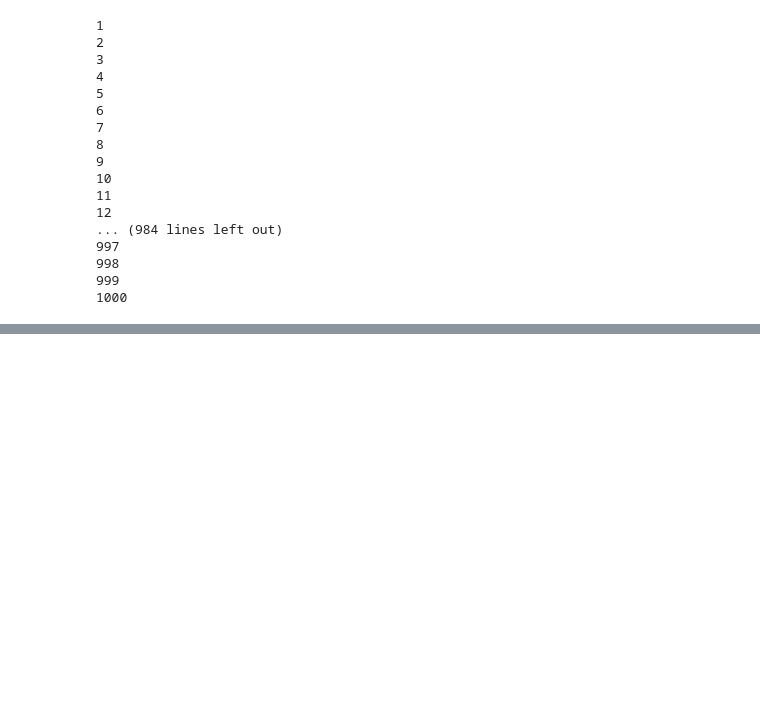
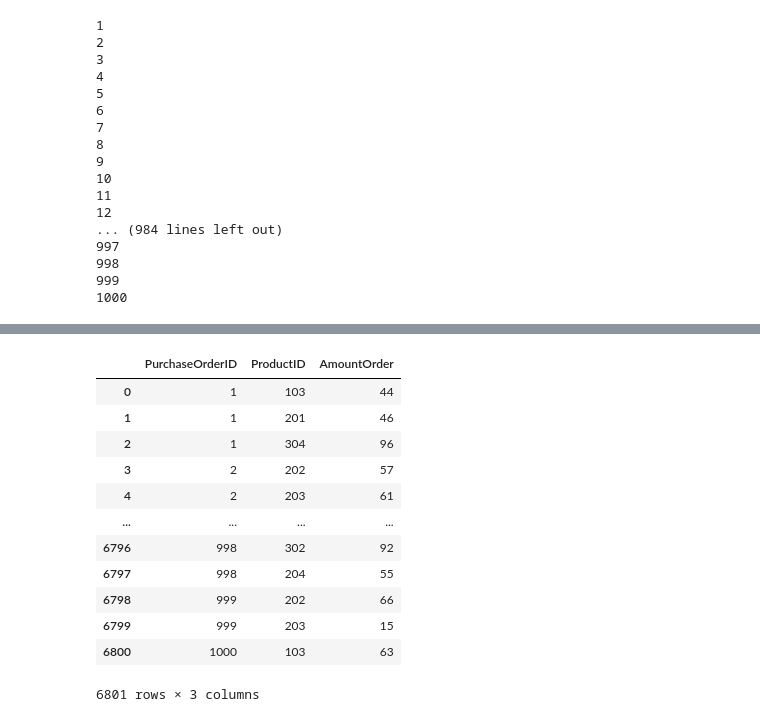
Before and after one commit to PPkukongJames/CS754, a Jupyter notebook: Moc/MocData.ipynb, the cells around one changed output, grey strips where cells are left out. Cells and saved outputs as stored; diff of their text form; code cells hidden in the pictures; blank space fills up the shorter version.

```diff
--- a/Moc/MocData.ipynb
+++ b/Moc/MocData.ipynb
@@ -87,0 +120,17 @@ MocGenerate.to_excel('MocGenerate.xlsx',index=False)
+# %%
+MocStockOut = pd.read_excel('MocStockOut.xlsx')
+MocStockOut
+# %% [output]
+|  | PurchaseOrderID | ProductID | AmountOrder |
+| 0 | 1 | 103 | 44 |
+| 1 | 1 | 201 | 46 |
+| 2 | 1 | 304 | 96 |
+| 3 | 2 | 202 | 57 |
+| 4 | 2 | 203 | 61 |
+| ... | ... | ... | ... |
+| 6796 | 998 | 302 | 92 |
+| 6797 | 998 | 204 | 55 |
+| 6798 | 999 | 202 | 66 |
+| 6799 | 999 | 203 | 15 |
+| 6800 | 1000 | 103 | 63 |
+6801 rows × 3 columns
```
Also changed, not shown: parts of 5 cells of this notebook, 5 other files.
